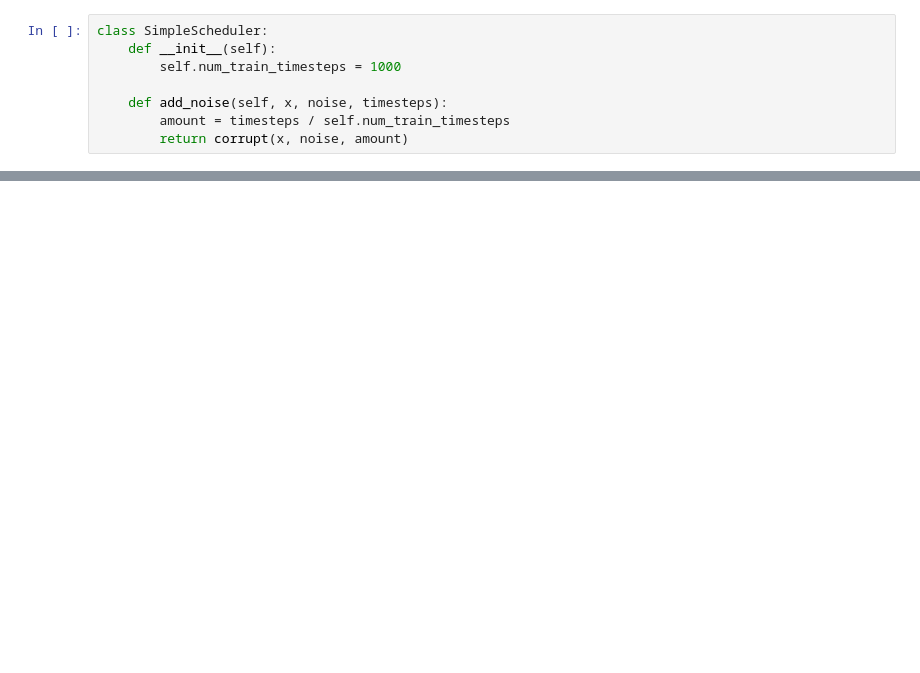
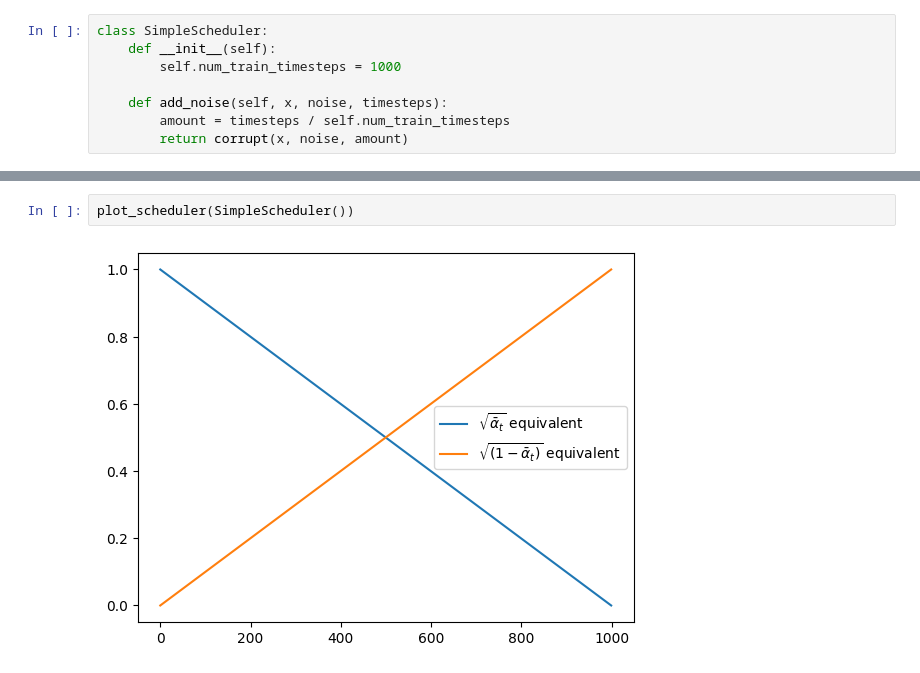
Before and after one commit to hyakuroume/Generative_AI, a Jupyter notebook: 04_diffusion_model.ipynb, the cells around one changed output, grey strips where cells are left out. Drawn from its saved outputs; the diff is of its cells as text; blank space fills up the shorter version.

```diff
--- a/04_diffusion_model.ipynb
+++ b/04_diffusion_model.ipynb
@@ -289,0 +310,4 @@ show_images((noised_x * 0.5 + 0.5).clip(0, 1))
+# %%
+plot_scheduler(SimpleScheduler())
+# %% [output]
+[figure, added]
```
Also changed, not shown: parts of 7 cells of this notebook.
